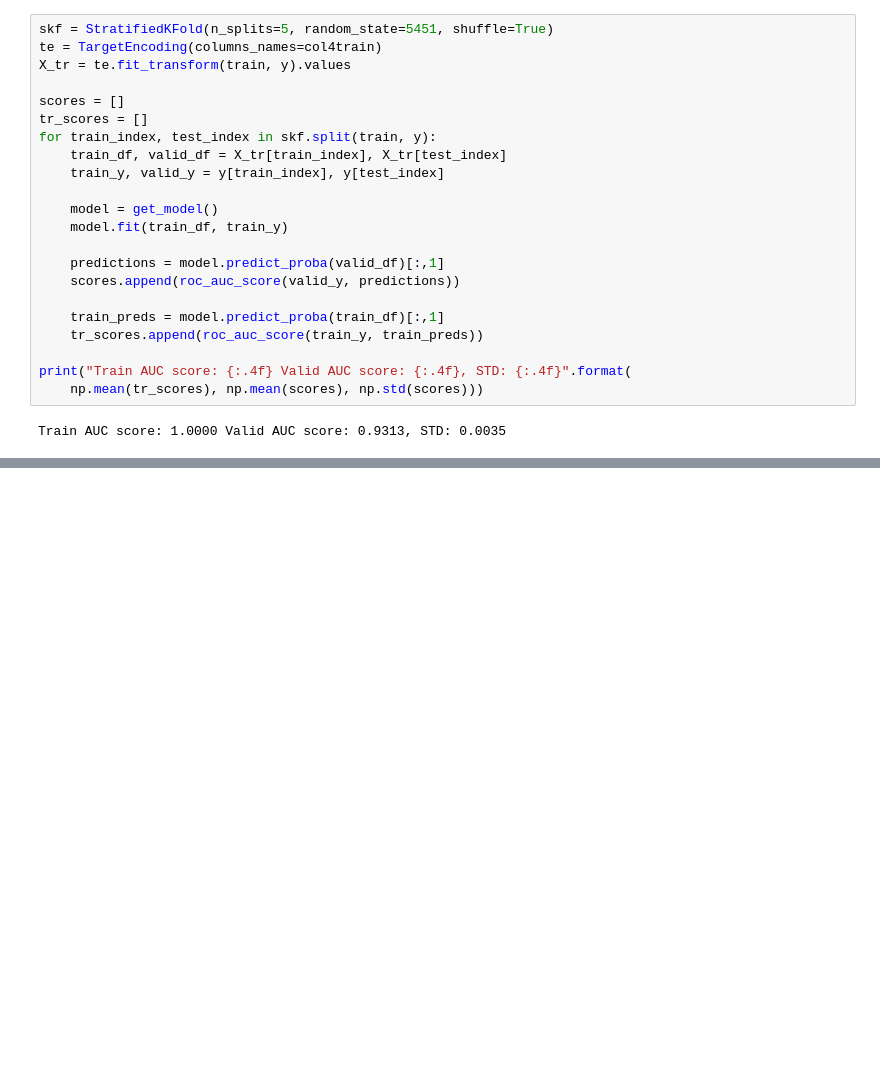
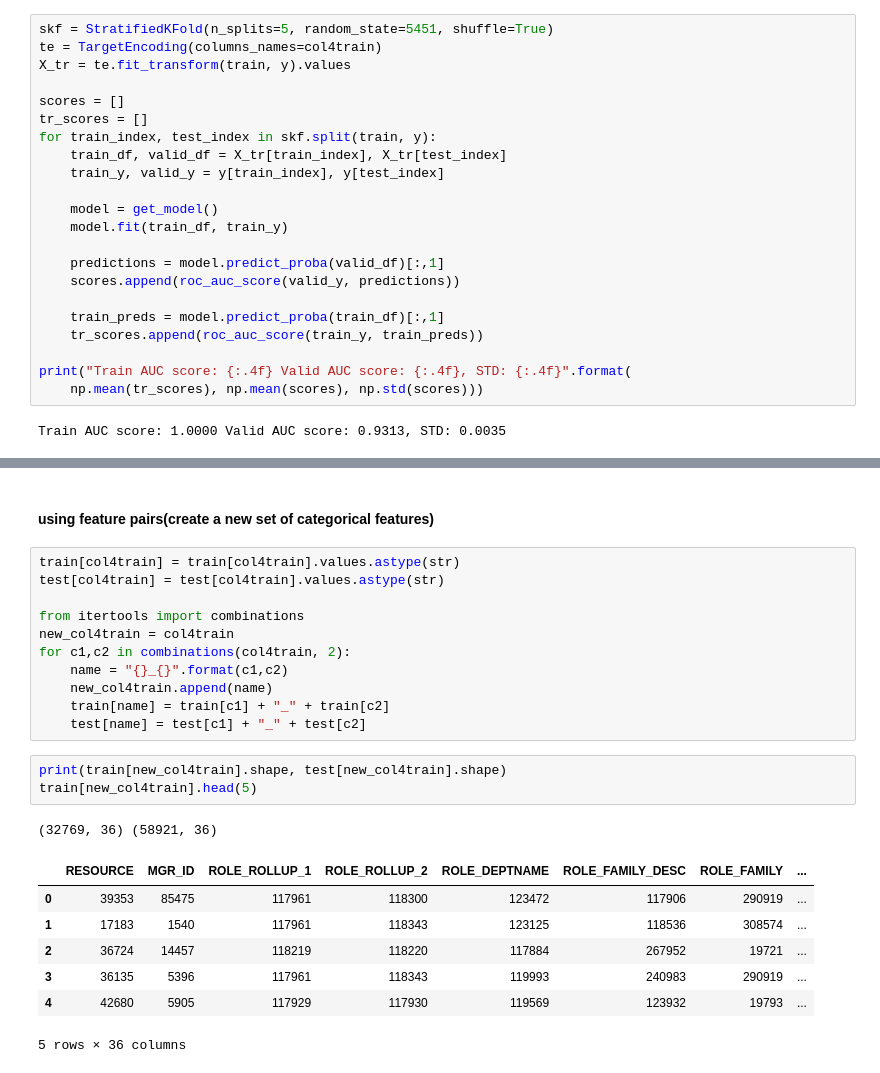
Before and after one commit to water-lilies/kaggle, a Jupyter notebook: 01-3 Amazon.com - Employee Access Challenge.ipynb, the cells around one changed output, grey strips where cells are left out. Saved outputs shown, nothing was run; the diff lists cells and outputs as text; blank space fills up the shorter version.

```diff
--- a/01-3 Amazon.com - Employee Access Challenge.ipynb
+++ b/01-3 Amazon.com - Employee Access Challenge.ipynb
@@ -85,0 +304,25 @@ Train AUC score: 1.0000 Valid AUC score: 0.9313, STD: 0.0035
+# %% [markdown]
+#### using feature pairs(create a new set of categorical features)
+# %%
+train[col4train] = train[col4train].values.astype(str)
+test[col4train] = test[col4train].values.astype(str)
+
+from itertools import combinations
+new_col4train = col4train
+for c1,c2 in combinations(col4train, 2):
+    name = "{}_{}".format(c1,c2)
+    new_col4train.append(name)
+    train[name] = train[c1] + "_" + train[c2]
+    test[name] = test[c1] + "_" + test[c2]
+# %%
+print(train[new_col4train].shape, test[new_col4train].shape)
+train[new_col4train].head(5)
+# %% [output]
+(32769, 36) (58921, 36)
+|  | RESOURCE | MGR_ID | ROLE_ROLLUP_1 | ROLE_ROLLUP_2 | ROLE_DEPTNAME | ROLE_FAMILY_DESC | ROLE_FAMILY | ... |
+| 0 | 39353 | 85475 | 117961 | 118300 | 123472 | 117906 | 290919 | ... |
+| 1 | 17183 | 1540 | 117961 | 118343 | 123125 | 118536 | 308574 | ... |
+| 2 | 36724 | 14457 | 118219 | 118220 | 117884 | 267952 | 19721 | ... |
+| 3 | 36135 | 5396 | 117961 | 118343 | 119993 | 240983 | 290919 | ... |
+| 4 | 42680 | 5905 | 117929 | 117930 | 119569 | 123932 | 19793 | ... |
+5 rows × 36 columns
```
Also changed, not shown: parts of 14 cells of this notebook, 1 other file.
